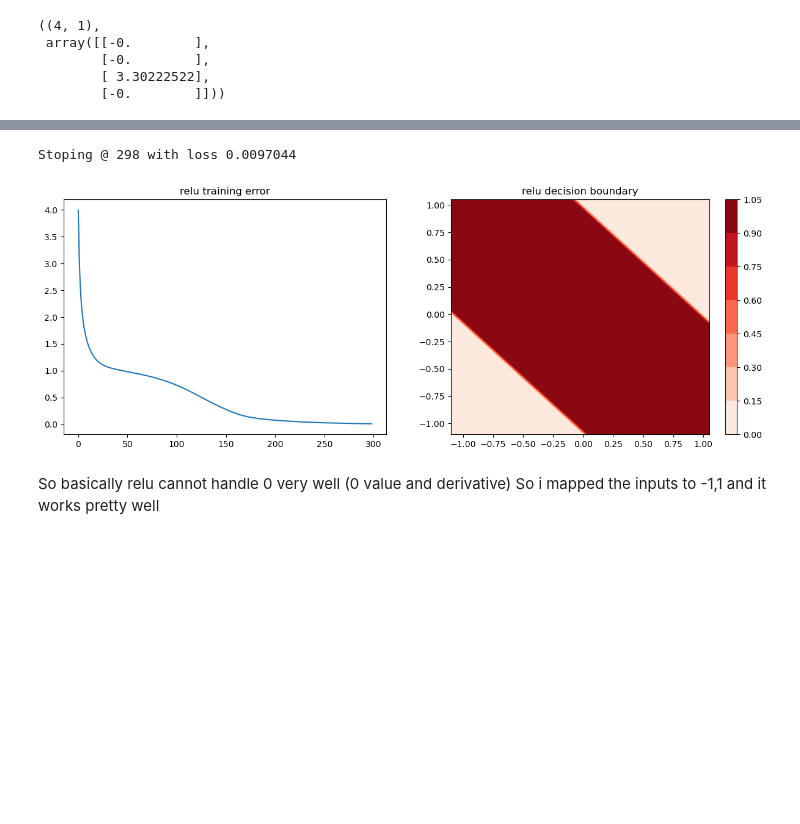
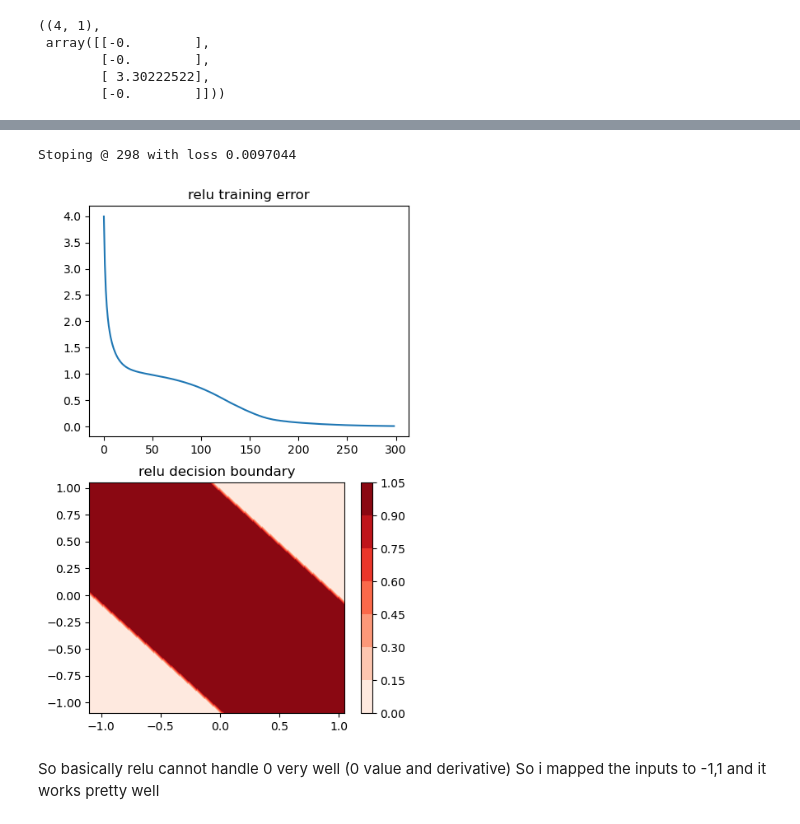
Before and after one commit to ThanosSkentzos/IDL-11, a Jupyter notebook: A0/thanos_3.ipynb, the cells around one changed output, grey strips where cells are left out. Saved outputs shown, nothing was run; the diff lists cells and outputs as text; code cells hidden in the pictures; blank space fills up the shorter version.

```diff
--- a/A0/thanos_3.ipynb
+++ b/A0/thanos_3.ipynb
@@ -345,36 +345,36 @@ Stoping @ 1589 with loss 0.0099896
 # %%
 a,da = relu,d_relu
 x1=np.where(x==0,-1,1)
 w1,w2 = backpropagation(x1,w1,w2,y,a,da,lr=0.1)
 
 
 xmin = x1.min()-0.1
 xmax = x1.max()+0.1
 x1_points = np.arange(xmin,xmax,0.05)
 x2_points = np.arange(xmin,xmax,0.05)
 xx,yy = np.meshgrid(x1_points,x2_points)
 r1,r2 = xx.flatten().reshape(-1,1),yy.flatten().reshape(-1,1)
 grid = np.hstack((r1,r2))
 
 grid_vals = inference_a(grid,w1,w2,a)
 grid_vals = np.where(grid_vals>0.5,1,0)
 zz = grid_vals.reshape(xx.shape)
 grid_vals.shape,zz.shape
 
-plt.figure(figsize=(15,5))
-plt.subplot(121)
+plt.figure(figsize=(5,8))
+plt.subplot(211)
 plt.plot(losses_sigmoid)
 plt.title("relu training error")
 
-plt.subplot(122)
+plt.subplot(212)
 plt.contourf(xx,yy,zz,cmap='Reds')
 plt.title("relu decision boundary")
 plt.colorbar()
 plt.plot()
 plt.savefig("img/relu_training.png")
 plt.show()
 # %% [output]
 Stoping @ 298 with loss 0.0097044
-[figure, old version]
+[figure, new version]
 # %% [markdown]
 So basically relu cannot handle 0 very well (0 value and derivative) So i mapped the inputs to -1,1 and it works pretty well
```
Also changed, not shown: parts of 2 cells of this notebook, 3 other files.
